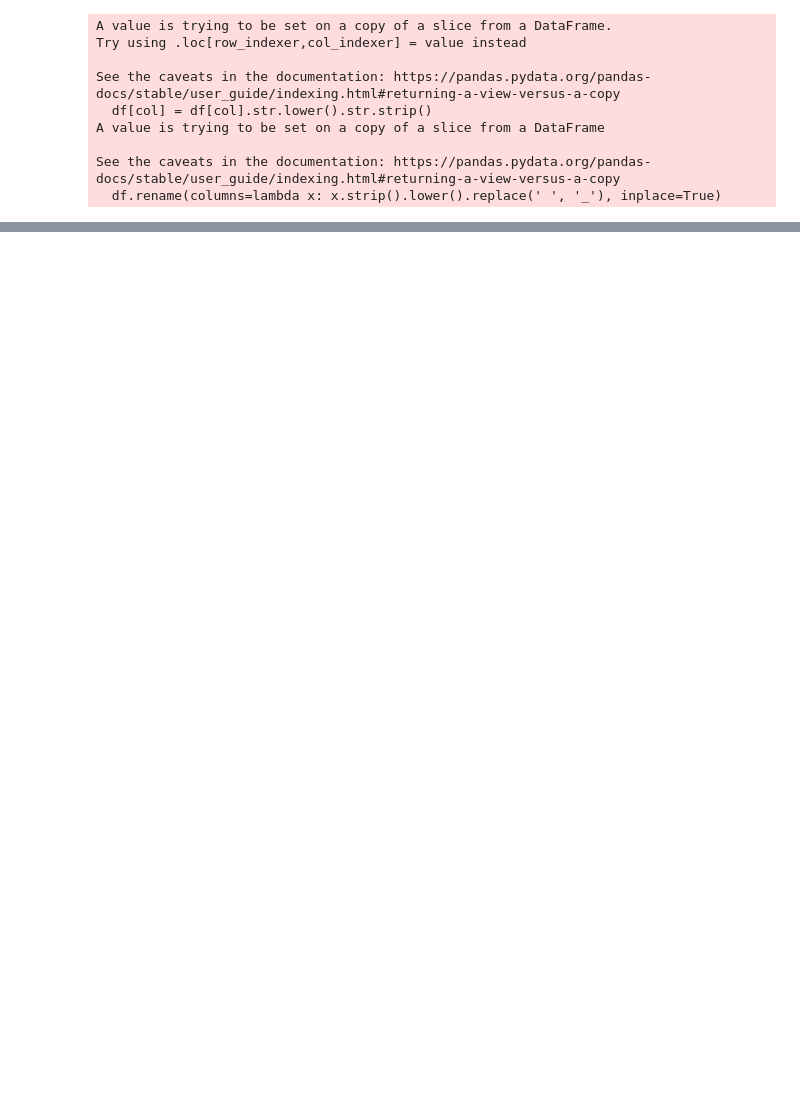
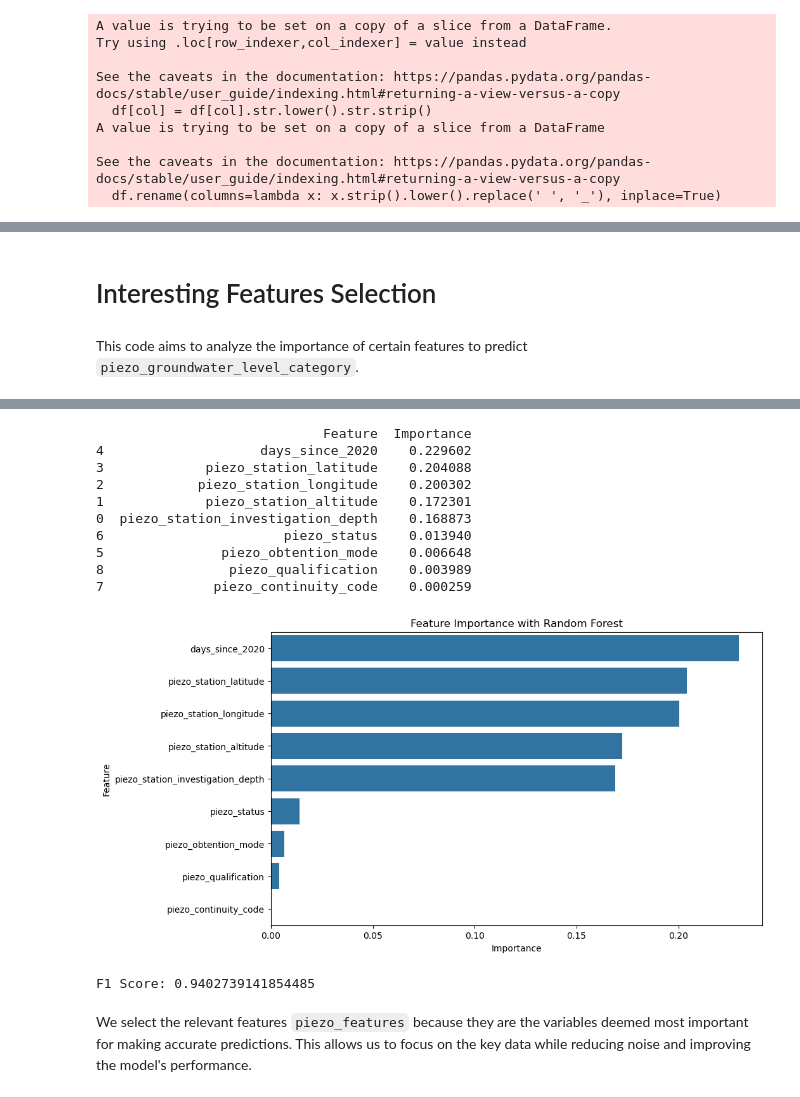
Before and after one commit to moranenzo/H-ckaton, a Jupyter notebook: data-cleaner-piezo.ipynb, the cells around one changed output, grey strips where cells are left out. Cells and saved outputs as stored; diff of their text form; code cells hidden in the pictures; blank space fills up the shorter version.

```diff
--- a/data-cleaner-piezo.ipynb
+++ b/data-cleaner-piezo.ipynb
@@ -146,0 +198,19 @@ Name: count, Length: 2194, dtype: int64
+# %%
+keeped_var = [
+    'piezo_station_investigation_depth',
+    'piezo_station_altitude',
+    'piezo_station_longitude',
+    'piezo_station_latitude',
+    'days_since_2020',
+    'piezo_obtention_mode',
+    'piezo_status',
+    'piezo_continuity_code',
+    'piezo_qualification',
+    'piezo_groundwater_level_category'
+]
+df_clean = df[keeped_var]
+
+# Encode categorical variables using LabelEncoder
+le = LabelEncoder()
+for col in df_clean.select_dtypes(include=['object']).columns:
+    df_clean[col] = le.fit_transform(df_clean[col])
@@ -146,0 +238,46 @@ Name: count, Length: 2194, dtype: int64
+# %% [markdown]
+# Interesting Features Selection
+# %% [markdown]
+This code aims to analyze the importance of certain features to predict `piezo_groundwater_level_category`.
+# %%
+var = "piezo_groundwater_level_category"
+
+# 2. Separate explanatory variables (X) and the target variable (y)
+X = df_clean.drop(columns=[var])
+y = df_clean[var]
+
+# 3. Split the data into training and testing sets
+X_train, X_test, y_train, y_test = train_test_split(X, y, test_size=0.2, random_state=42)
+
+# 4. Apply Random Forest
+model = RandomForestClassifier(n_estimators=100, random_state=42)
+model.fit(X_train, y_train)
+
+# 5. Display feature importance
+importances = model.feature_importances_
+
+# Create a DataFrame to display the feature importance
+feature_importance = pd.DataFrame({
+    'Feature': X.columns,
+    'Importance': importances
+})
+
+# Sort by descending importance
+feature_importance = feature_importance.sort_values(by='Importance', ascending=False)
+
+# Display the results
+print(feature_importance)
+
+# 6. Visualize feature importance as a bar chart
+plt.figure(figsize=(10, 6))
+sns.barplot(x='Importance', y='Feature', data=feature_importance)
+plt.title('Feature Importance with Random Forest')
+plt.show()
+
+# 7. Predict the target variable on the test set
+y_pred = model.predict(X_test)
+
+# 8. Calculate the F1 score
+f1 = f1_score(y_test, y_pred, average='weighted')  # For multi-class classification, weighted average
+print(f'F1 Score: {f1}')
+# %% [output]
@@ -146,0 +304,14 @@ Name: count, Length: 2194, dtype: int64
+                             Feature  Importance
+4                    days_since_2020    0.229602
+3             piezo_station_latitude    0.204088
+2            piezo_station_longitude    0.200302
+1             piezo_station_altitude    0.172301
+0  piezo_station_investigation_depth    0.168873
+6                       piezo_status    0.013940
+5               piezo_obtention_mode    0.006648
+8                piezo_qualification    0.003989
+7              piezo_continuity_code    0.000259
+[figure, added]
+F1 Score: 0.9402739141854485
+# %% [markdown]
+We select the relevant features `piezo_features` because they are the variables deemed most important for making accurate predictions. This allows us to focus on the key data while reducing noise and improving the model's performance.
```
Also changed, not shown: parts of 52 cells of this notebook, 1 other file.
